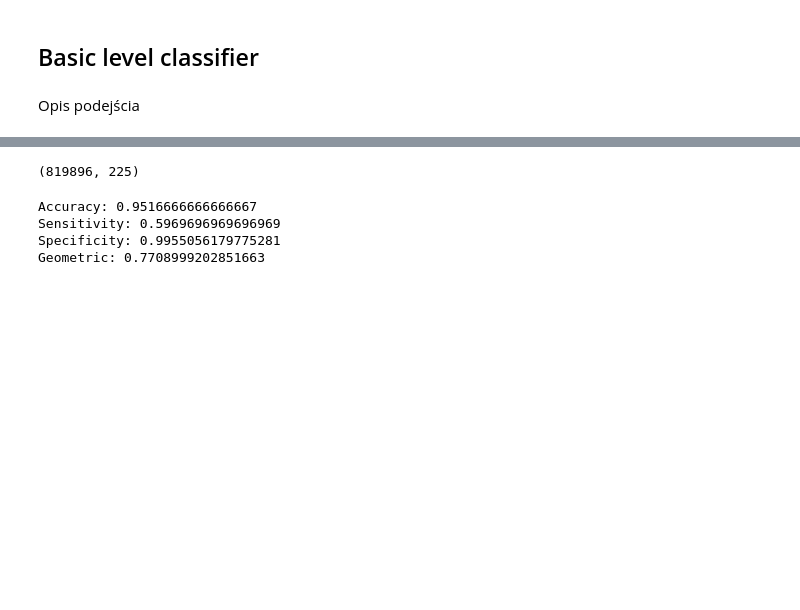
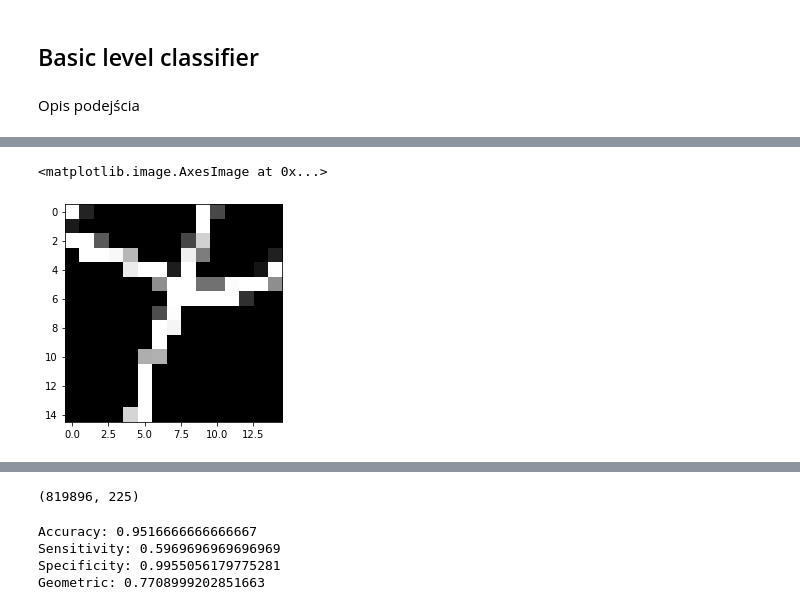
Before and after one commit to alxtrtw/retinal-segmentation, a Jupyter notebook: retinal_segmentation/retinal_segmentation.ipynb, the cells around one changed output, grey strips where cells are left out. Drawn from its saved outputs; the diff is of its cells as text; code cells hidden in the pictures; blank space fills up the shorter version.

```diff
--- a/retinal_segmentation/retinal_segmentation.ipynb
+++ b/retinal_segmentation/retinal_segmentation.ipynb
@@ -46,0 +45,5 @@ test_data, test_target = get_input_features(test_data_images), get_target_vals(t
+# %%
+plt.imshow(train_target_images[1], cmap='gray')
+# %% [output]
+<matplotlib.image.AxesImage at 0x...>
+[figure, added]
```
Also changed, not shown: parts of 6 cells of this notebook, 3 other files.
